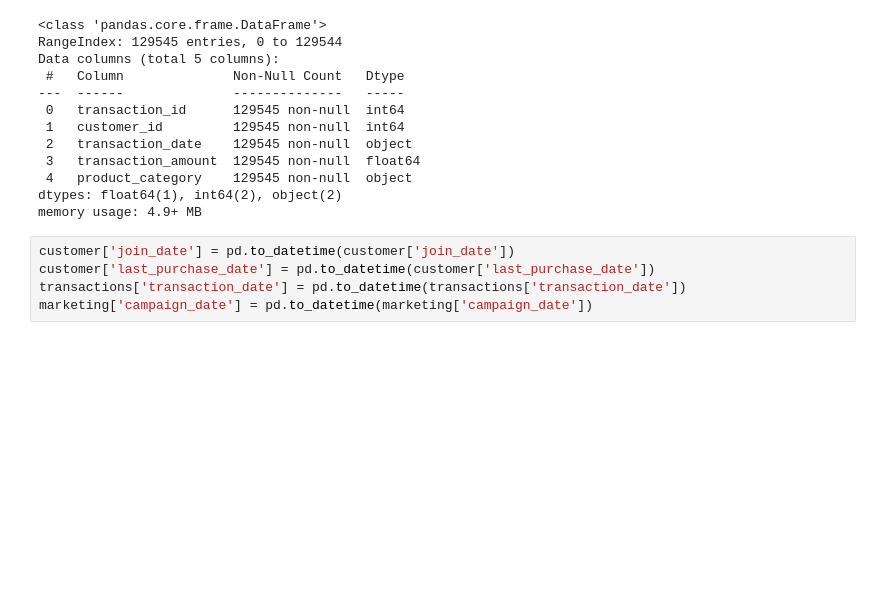
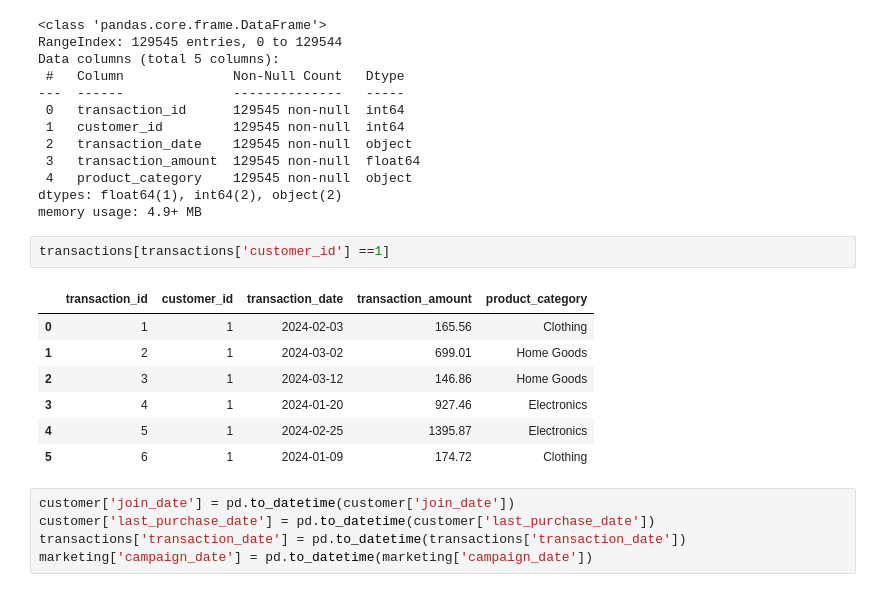
Before and after one commit to qmdismnp/Schulich_DS_MBAN, a Jupyter notebook: v2_assignment2.ipynb, the cells around one changed output. Cells and saved outputs as stored; diff of their text form; blank space fills up the shorter version.

```diff
--- a/v2_assignment2.ipynb
+++ b/v2_assignment2.ipynb
@@ -185,6 +185,16 @@ Data columns (total 5 columns):
  4   product_category    129545 non-null  object
 dtypes: float64(1), int64(2), object(2)
 memory usage: 4.9+ MB
+# %%
+transactions[transactions['customer_id'] ==1]
+# %% [output]
+|  | transaction_id | customer_id | transaction_date | transaction_amount | product_category |
+| 0 | 1 | 1 | 2024-02-03 | 165.56 | Clothing |
+| 1 | 2 | 1 | 2024-03-02 | 699.01 | Home Goods |
+| 2 | 3 | 1 | 2024-03-12 | 146.86 | Home Goods |
+| 3 | 4 | 1 | 2024-01-20 | 927.46 | Electronics |
+| 4 | 5 | 1 | 2024-02-25 | 1395.87 | Electronics |
+| 5 | 6 | 1 | 2024-01-09 | 174.72 | Clothing |
 # %%
 customer['join_date'] = pd.to_datetime(customer['join_date'])
 customer['last_purchase_date'] = pd.to_datetime(customer['last_purchase_date'])
```
Also changed, not shown: parts of 16 cells of this notebook.
